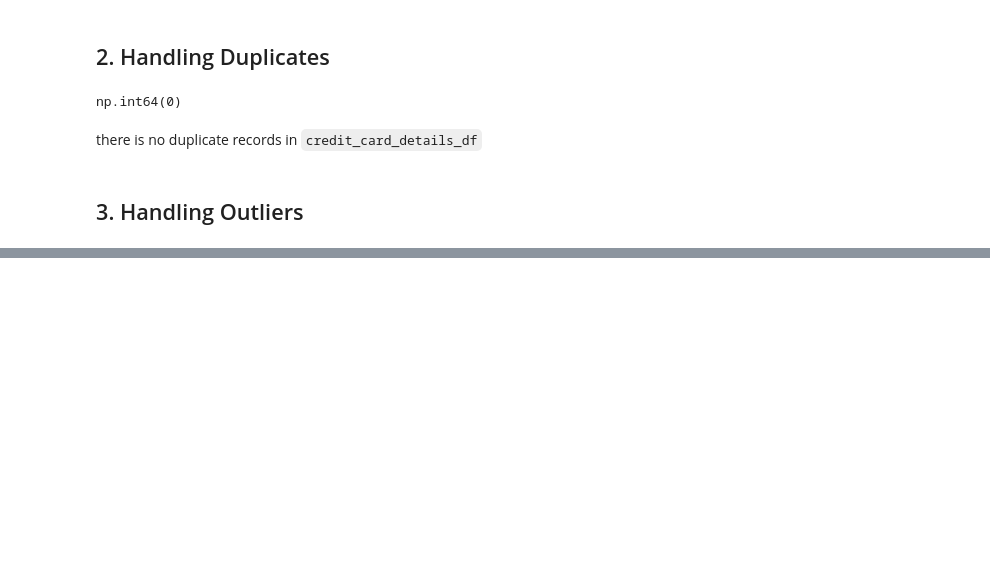
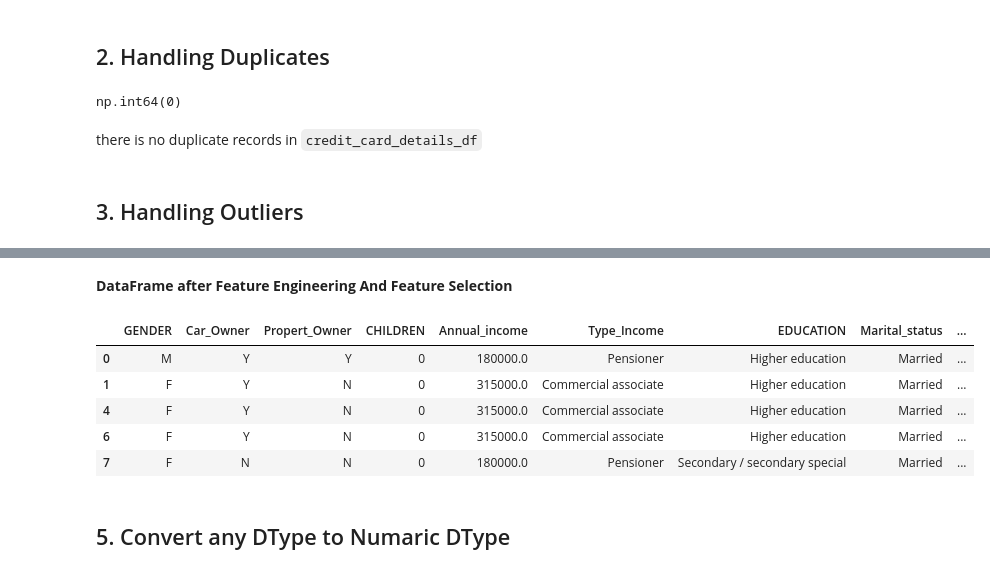
Before and after one commit to Namachivayam2001/ML-Tutorials, a Jupyter notebook: PreProcessing_with_credit_card_details_dataset.ipynb, the cells around one changed output, grey strips where cells are left out. Saved outputs shown, nothing was run; the diff lists cells and outputs as text; code cells hidden in the pictures; blank space fills up the shorter version.

```diff
--- a/PreProcessing_with_credit_card_details_dataset.ipynb
+++ b/PreProcessing_with_credit_card_details_dataset.ipynb
@@ -257,0 +276,26 @@ plt.show()
+# %%
+# 1. Create 'age' column (Birthday_count is negative days before today)
+credit_card_details_df['age'] = (-credit_card_details_df['Birthday_count'] / 365).astype(int)
+
+# 2. Create 'unemployed' column: 1 if Employed_days is positive, else 0
+credit_card_details_df['Employed'] = credit_card_details_df['Employed_days'].apply(lambda x: 1 if x < 0 else 0)
+
+# 3. remove columns named 'Ind_ID, Birthday_count, Employed_days, Mobile_phone,	Work_Phone,	Phone, EMAIL_ID'
+credit_card_details_df.drop(
+    columns=['Unnamed: 0', 'Ind_ID', 'Birthday_count', 'Employed_days', 'Mobile_phone', 'Work_Phone',	'Phone', 'EMAIL_ID'],
+    axis=1,
+    inplace=True
+)
+# %% [markdown]
+**DataFrame after Feature Engineering And Feature Selection**
+# %%
+credit_card_details_df.head()
+# %% [output]
+|  | GENDER | Car_Owner | Propert_Owner | CHILDREN | Annual_income | Type_Income | EDUCATION | Marital_status | ... |
+| 0 | M | Y | Y | 0 | 180000.0 | Pensioner | Higher education | Married | ... |
+| 1 | F | Y | N | 0 | 315000.0 | Commercial associate | Higher education | Married | ... |
+| 4 | F | Y | N | 0 | 315000.0 | Commercial associate | Higher education | Married | ... |
+| 6 | F | Y | N | 0 | 315000.0 | Commercial associate | Higher education | Married | ... |
+| 7 | F | N | N | 0 | 180000.0 | Pensioner | Secondary / secondary special | Married | ... |
+# %% [markdown]
+## 5. Convert any DType to Numaric DType
```
Also changed, not shown: parts of 17 cells of this notebook.
